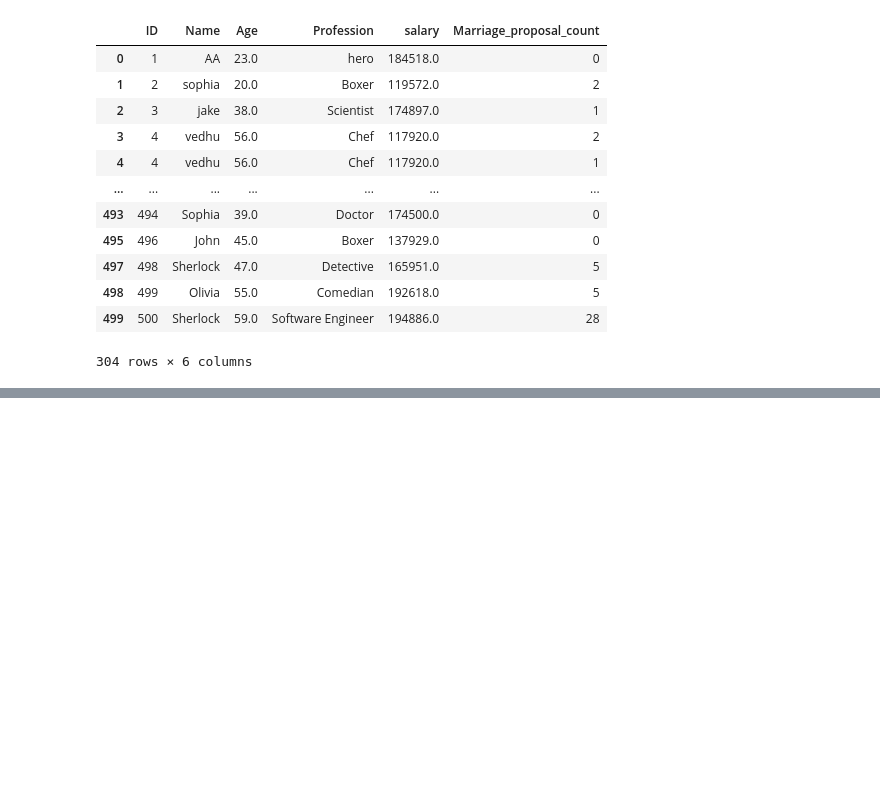
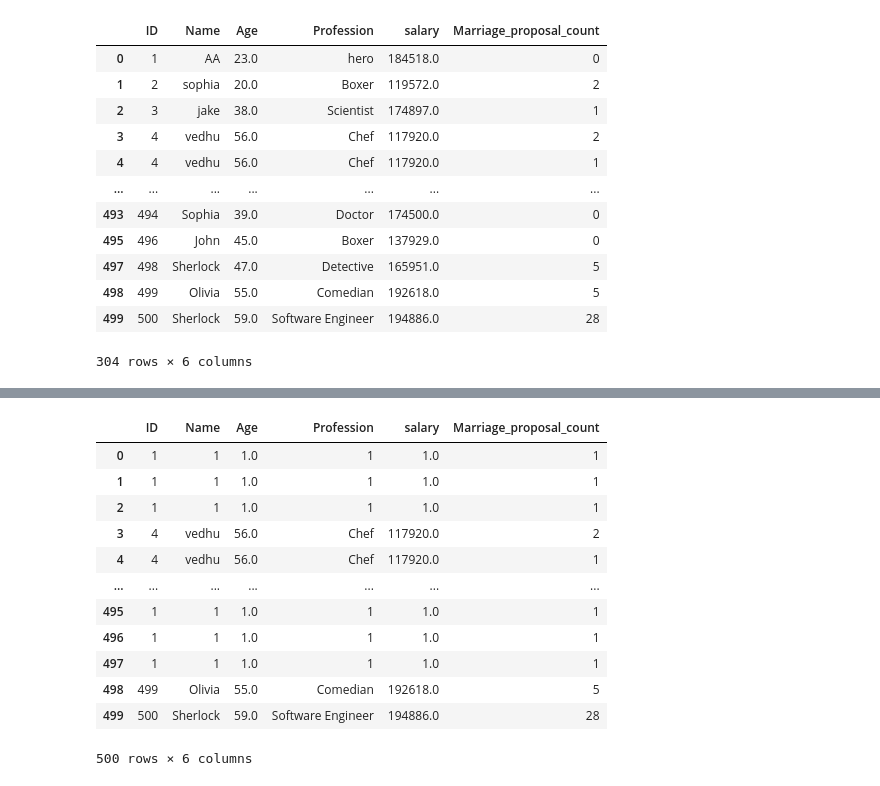
Before and after one commit to Shivacharan16/Data-Analytics-, a Jupyter notebook: pandas.ipynb, the cells around one changed output, grey strips where cells are left out. Saved outputs shown, nothing was run; the diff lists cells and outputs as text; code cells hidden in the pictures; blank space fills up the shorter version.

```diff
--- a/pandas.ipynb
+++ b/pandas.ipynb
@@ -779,0 +866,19 @@ df.salary.max()
+# %%
+### where() : used for flitering the data
+# where() function returns Nan in place of thouse values which dont't satisfied the condition
+df1=df1.where(df1.Age>50,1)
+df1
+# %% [output]
+|  | ID | Name | Age | Profession | salary | Marriage_proposal_count |
+| 0 | 1 | 1 | 1.0 | 1 | 1.0 | 1 |
+| 1 | 1 | 1 | 1.0 | 1 | 1.0 | 1 |
+| 2 | 1 | 1 | 1.0 | 1 | 1.0 | 1 |
+| 3 | 4 | vedhu | 56.0 | Chef | 117920.0 | 2 |
+| 4 | 4 | vedhu | 56.0 | Chef | 117920.0 | 1 |
+| ... | ... | ... | ... | ... | ... | ... |
+| 495 | 1 | 1 | 1.0 | 1 | 1.0 | 1 |
+| 496 | 1 | 1 | 1.0 | 1 | 1.0 | 1 |
+| 497 | 1 | 1 | 1.0 | 1 | 1.0 | 1 |
+| 498 | 499 | Olivia | 55.0 | Comedian | 192618.0 | 5 |
+| 499 | 500 | Sherlock | 59.0 | Software Engineer | 194886.0 | 28 |
+500 rows × 6 columns
```
Also changed, not shown: parts of 24 cells of this notebook.
